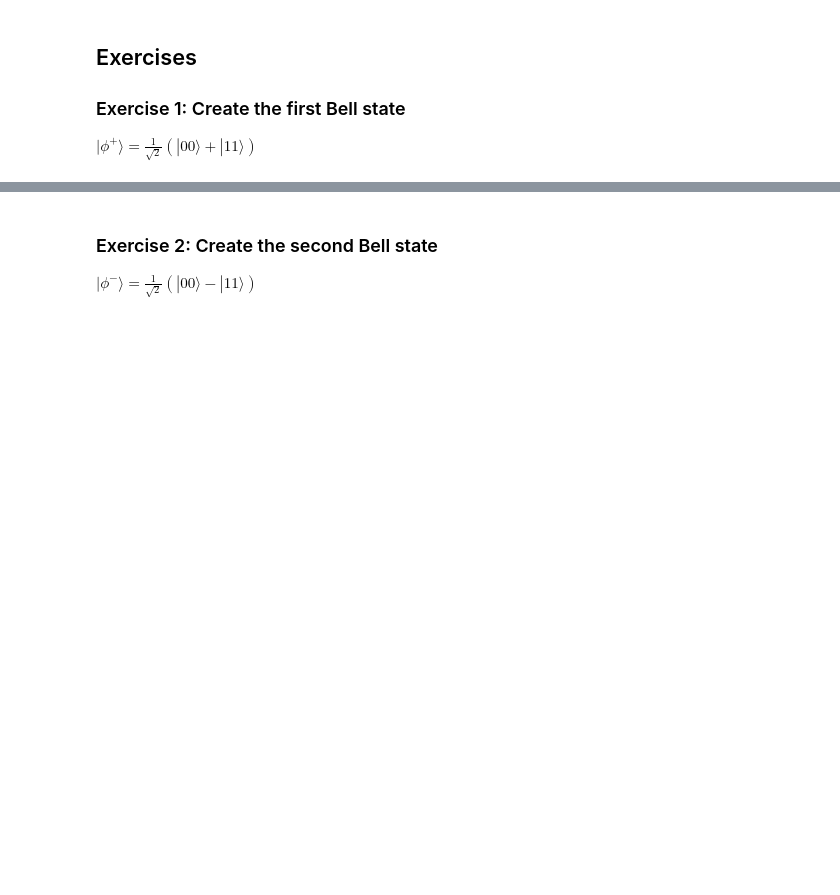
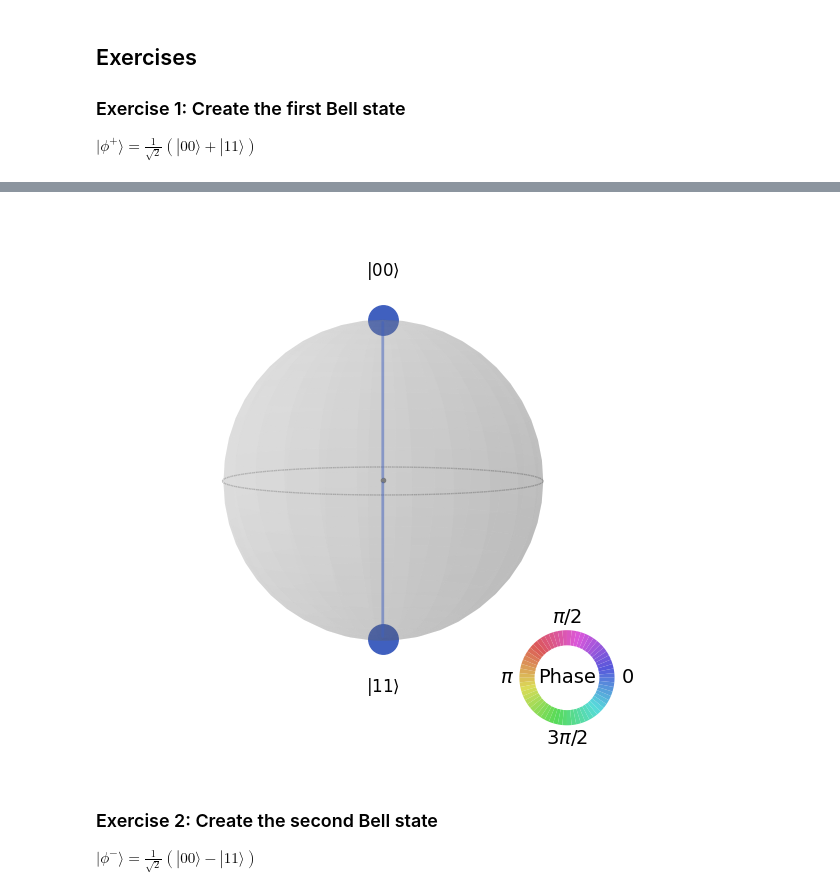
Before and after one commit to dosqas/r2p-quantum-qiskit-exploration, a Jupyter notebook: Quantum_Circuits_and_Gates/01_Hands_on_with_Qiskit_Quantum_Circuits_and_Gates.ipynb, the cells around one changed output, grey strips where cells are left out. Cells and saved outputs as stored; diff of their text form; code cells hidden in the pictures; blank space fills up the shorter version.

```diff
--- a/Quantum_Circuits_and_Gates/01_Hands_on_with_Qiskit_Quantum_Circuits_and_Gates.ipynb
+++ b/Quantum_Circuits_and_Gates/01_Hands_on_with_Qiskit_Quantum_Circuits_and_Gates.ipynb
@@ -178,5 +206,8 @@ $ |\phi^+ \rangle = \frac{1}{\sqrt 2}(|00 \rangle + |11 \rangle) $
 # %%
 # Plot the state using qsphere visualization
+plot_state_qsphere(sv)
+# %% [output]
+[figure, added]
 # %% [markdown]
 ### Exercise 2: Create the second Bell state
 
```
Also changed, not shown: parts of 25 cells of this notebook, 1 other file.
